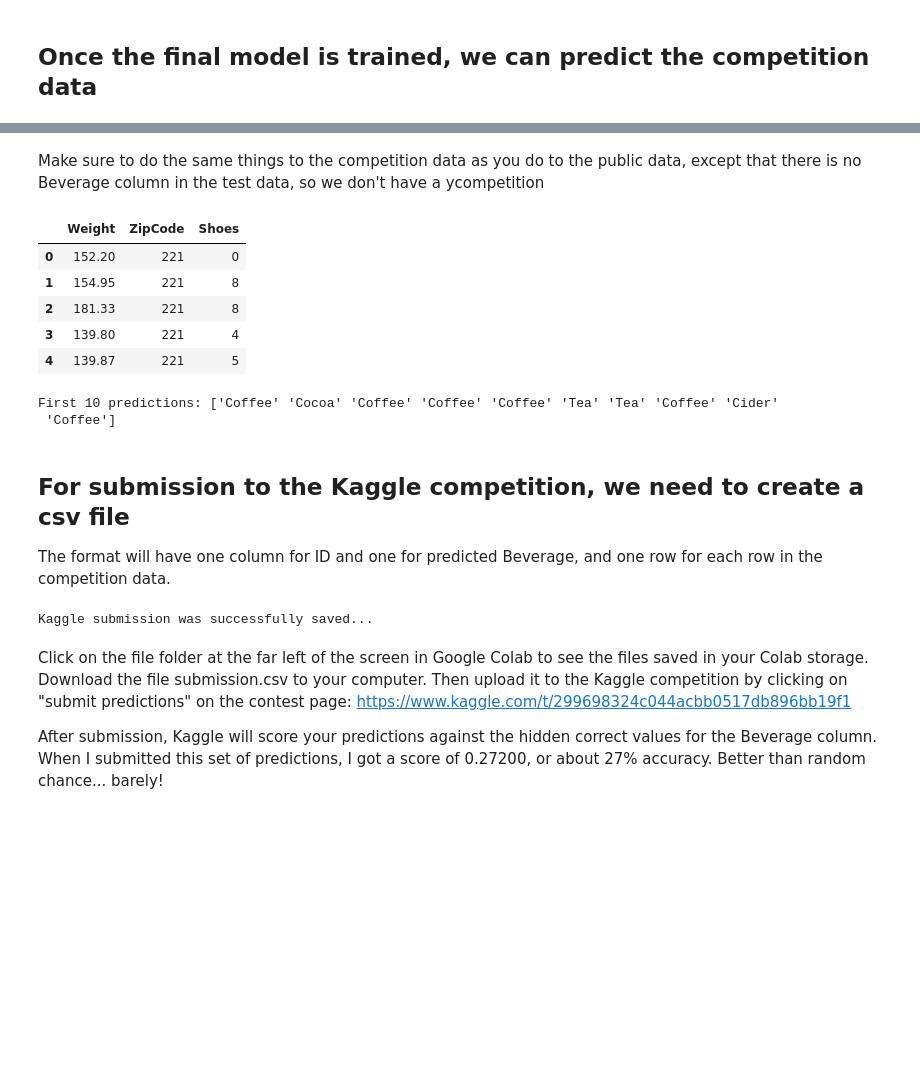
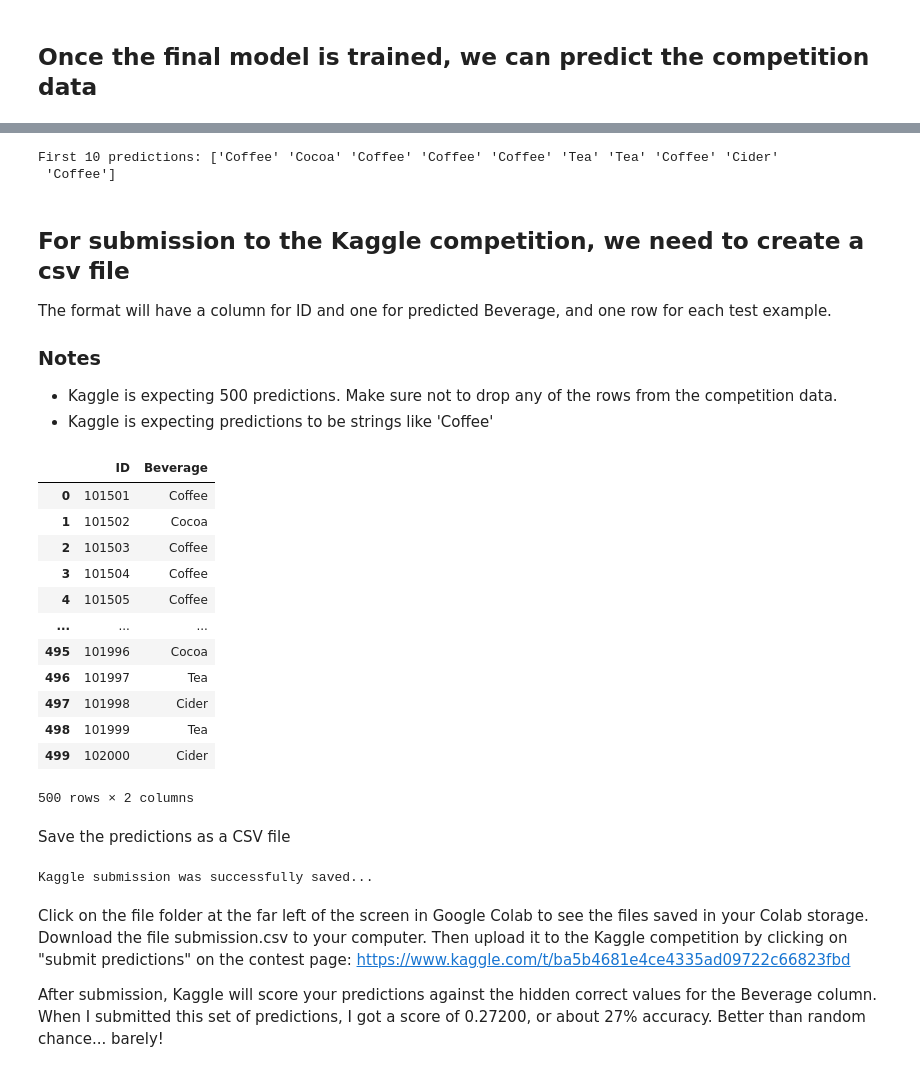
Before and after one commit to scottspurlock/csc4422-s2025, a Jupyter notebook: projects/project2_starter.ipynb, the cells around one changed output, grey strips where cells are left out. Drawn from its saved outputs; the diff is of its cells as text; code cells hidden in the pictures; blank space fills up the shorter version.

```diff
--- a/projects/project2_starter.ipynb
+++ b/projects/project2_starter.ipynb
@@ -67,15 +85,3 @@ df_competition.head()
-# %% [markdown]
-Make sure to do the same things to the competition data as you do to the public data, except that there is no Beverage column in the test data, so we don't have a ycompetition
-# %%
-Xcompetition = df_competition[['Weight', 'ZipCode', 'Shoes']]
-Xcompetition.head()
-# %% [output]
-|  | Weight | ZipCode | Shoes |
-| 0 | 152.20 | 221 | 0 |
-| 1 | 154.95 | 221 | 8 |
-| 2 | 181.33 | 221 | 8 |
-| 3 | 139.80 | 221 | 4 |
-| 4 | 139.87 | 221 | 5 |
 # %%
 ypred = model.predict(Xcompetition)
 print('First 10 predictions:', ypred[:10])
@@ -84,19 +90,39 @@ First 10 predictions: ['Coffee' 'Cocoa' 'Coffee' 'Coffee' 'Coffee' 'Tea' 'Tea' '
  'Coffee']
 # %% [markdown]
 ## For submission to the Kaggle competition, we need to create a csv file
-The format will have one column for ID and one for predicted Beverage, and one row for each row in the competition data.
+The format will have a column for ID and one for predicted Beverage, and one row for each test example.
+
+### Notes
+- Kaggle is expecting 500 predictions. Make sure not to drop any of the rows from the competition data.
+- Kaggle is expecting predictions to be strings like 'Coffee'
-# %%
-# make a dataframe to hold the output
-output = pd.DataFrame({'ID': df_competition['ID'], 'Beverage': ypred})
-
-# save the data as a csv file (located in the current folder)
-output.to_csv('submission.csv', index=False)
-
-# print success message
-print("Kaggle submission was successfully saved...")
-# %% [output]
-Kaggle submission was successfully saved...
+# %%
+output = pd.DataFrame({'ID': df_competition['ID'], 'Beverage': ypred})
+
+# Note that Kaggle is expecting the predictions to be strings like 'Coffee' and
+# not numbers like 0. You may need to map output['Beverage'] to strings.
+output
+# %% [output]
+|  | ID | Beverage |
+| 0 | 101501 | Coffee |
+| 1 | 101502 | Cocoa |
+| 2 | 101503 | Coffee |
+| 3 | 101504 | Coffee |
+| 4 | 101505 | Coffee |
+| ... | ... | ... |
+| 495 | 101996 | Cocoa |
+| 496 | 101997 | Tea |
+| 497 | 101998 | Cider |
+| 498 | 101999 | Tea |
+| 499 | 102000 | Cider |
+500 rows × 2 columns
+# %% [markdown]
+Save the predictions as a CSV file
+# %%
+output.to_csv('submission.csv', index=False)
+print("Kaggle submission was successfully saved...")
+# %% [output]
+Kaggle submission was successfully saved...
 # %% [markdown]
-Click on the file folder at the far left of the screen in Google Colab to see the files saved in your Colab storage. Download the file submission.csv to your computer. Then upload it to the Kaggle competition by clicking on "submit predictions" on the contest page: https://www.kaggle.com/t/299698324c044acbb0517db896bb19f1
+Click on the file folder at the far left of the screen in Google Colab to see the files saved in your Colab storage. Download the file submission.csv to your computer. Then upload it to the Kaggle competition by clicking on "submit predictions" on the contest page: https://www.kaggle.com/t/ba5b4681e4ce4335ad09722c66823fbd
 
 After submission, Kaggle will score your predictions against the hidden correct values for the Beverage column. When I submitted this set of predictions, I got a score of 0.27200, or about 27% accuracy. Better than random chance... barely!
```
Also changed, not shown: parts of 8 cells of this notebook.
